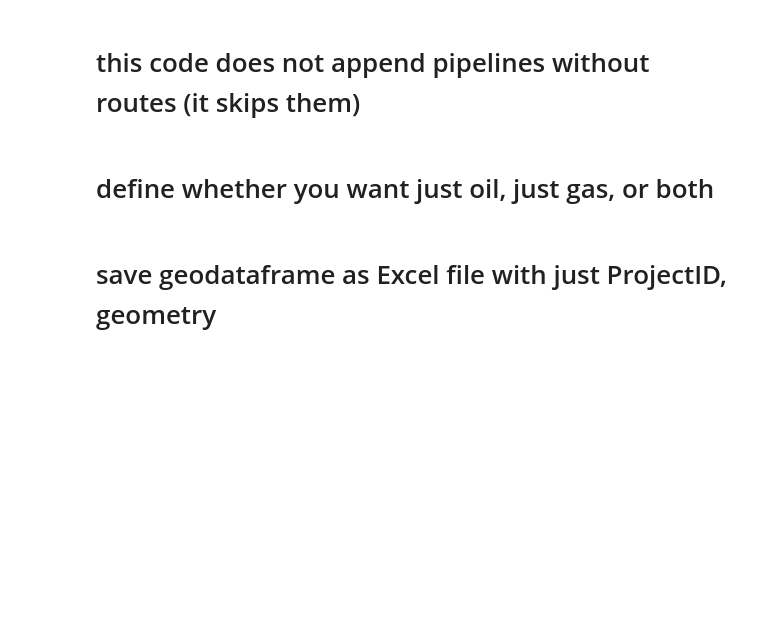
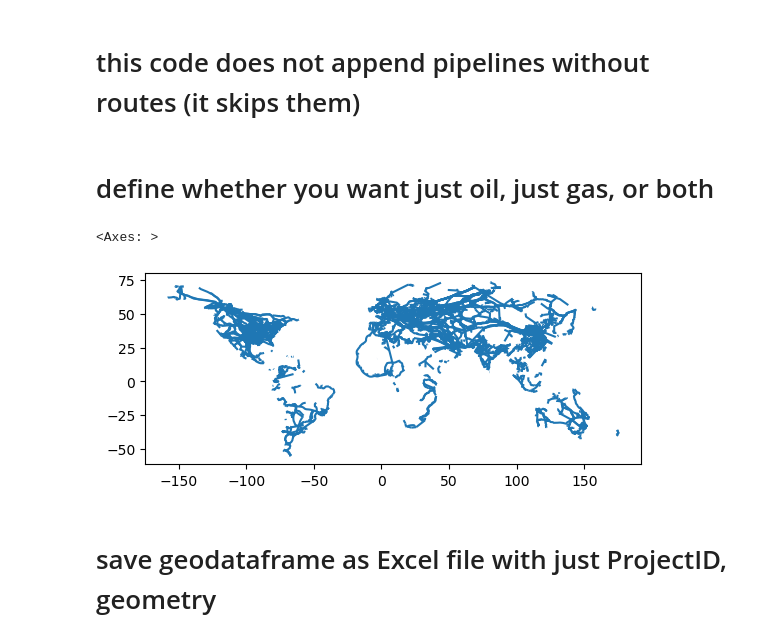
Before and after one commit to GlobalEnergyMonitor/GOIT-GGIT-qc, a Jupyter notebook: notebooks/create-wkt-routes-Excel-file-INTERNAL.ipynb, the cells around one changed output. Saved outputs shown, nothing was run; the diff lists cells and outputs as text; code cells hidden in the pictures; blank space fills up the shorter version.

```diff
--- a/notebooks/create-wkt-routes-Excel-file-INTERNAL.ipynb
+++ b/notebooks/create-wkt-routes-Excel-file-INTERNAL.ipynb
@@ -151,3 +144,8 @@ pipes_wkt_gdf_4087 = pipes_wkt_gdf.to_crs('epsg:4087')
+# %%
+pipes_gdf.geometry.plot()
+# %% [output]
+<Axes: >
+[figure, added]
 # %% [markdown]
 # save geodataframe as Excel file with just ProjectID, geometry
 # %%
```
Also changed, not shown: parts of 18 cells of this notebook, 36 other files.
